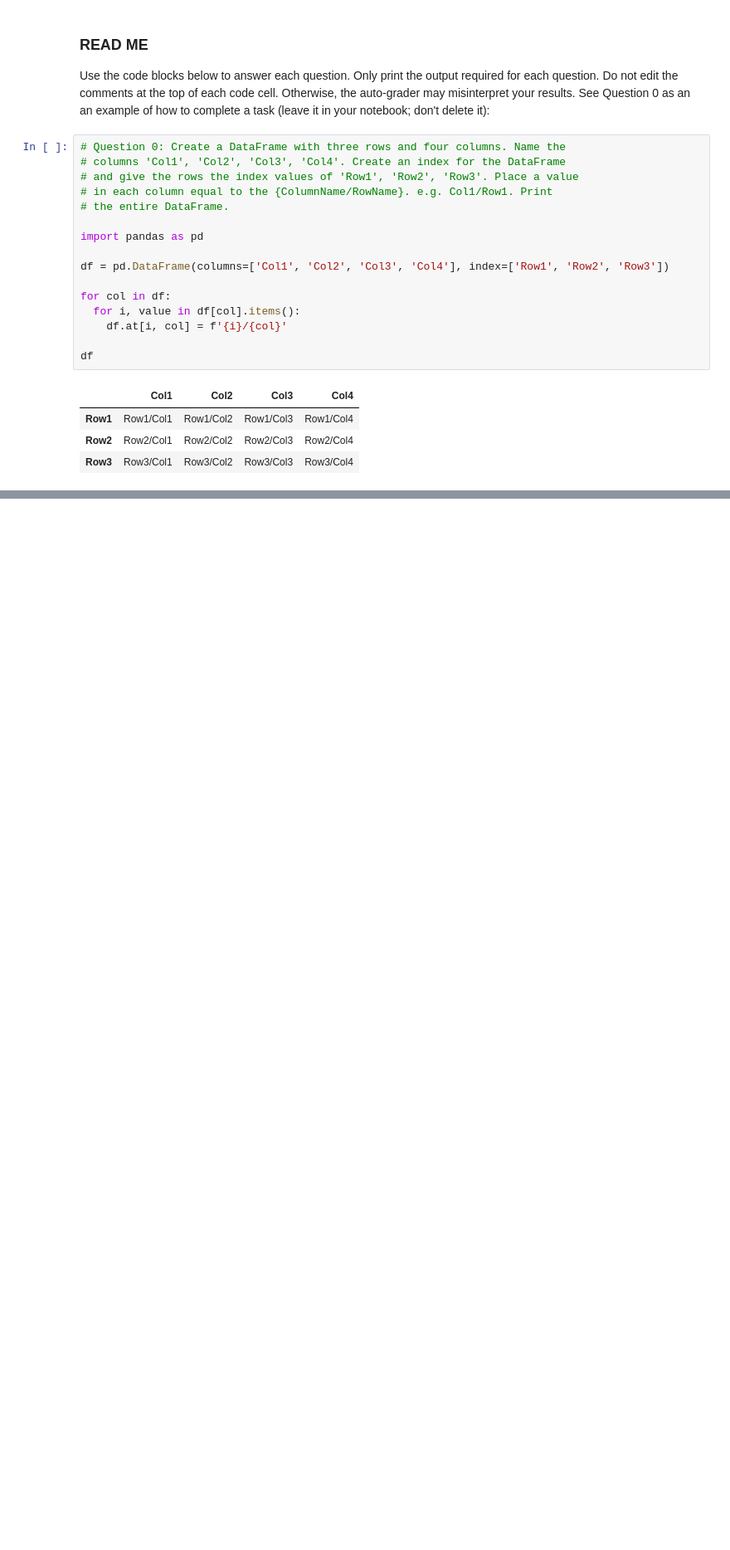
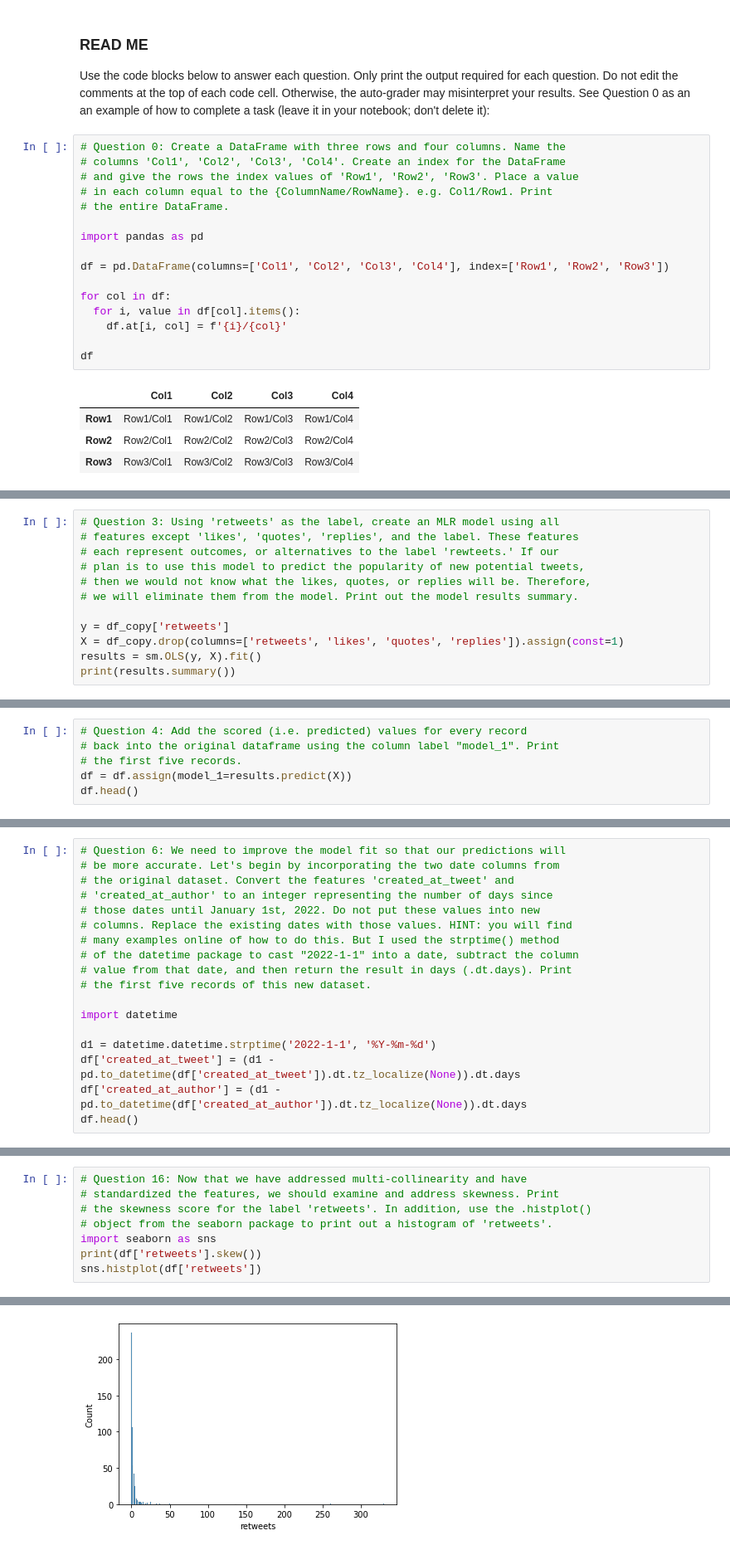
Before and after one commit to idayley/IS455, a Jupyter notebook: 1 Checkpoints/8 MLR/Checkpoint_MLR.ipynb, the cells around one changed output, grey strips where cells are left out. Shown at 83% size. Drawn from its saved outputs; the diff is of its cells as text; blank space fills up the shorter version.

```diff
--- a/1 Checkpoints/8 MLR/Checkpoint_MLR.ipynb
+++ b/1 Checkpoints/8 MLR/Checkpoint_MLR.ipynb
@@ -210,0 +61,12 @@ KeyError: 'created_at_tweet'
+# %%
+# Question 3: Using 'retweets' as the label, create an MLR model using all
+# features except 'likes', 'quotes', 'replies', and the label. These features
+# each represent outcomes, or alternatives to the label 'rewteets.' If our
+# plan is to use this model to predict the popularity of new potential tweets,
+# then we would not know what the likes, quotes, or replies will be. Therefore,
+# we will eliminate them from the model. Print out the model results summary.
+
+y = df_copy['retweets']
+X = df_copy.drop(columns=['retweets', 'likes', 'quotes', 'replies']).assign(const=1)
+results = sm.OLS(y, X).fit()
+print(results.summary())
@@ -210,0 +91,6 @@ KeyError: 'created_at_tweet'
+# %%
+# Question 4: Add the scored (i.e. predicted) values for every record
+# back into the original dataframe using the column label "model_1". Print
+# the first five records.
+df = df.assign(model_1=results.predict(X))
+df.head()
@@ -210,0 +147,18 @@ KeyError: 'created_at_tweet'
+# %%
+# Question 6: We need to improve the model fit so that our predictions will
+# be more accurate. Let's begin by incorporating the two date columns from
+# the original dataset. Convert the features 'created_at_tweet' and
+# 'created_at_author' to an integer representing the number of days since
+# those dates until January 1st, 2022. Do not put these values into new
+# columns. Replace the existing dates with those values. HINT: you will find
+# many examples online of how to do this. But I used the strptime() method
+# of the datetime package to cast "2022-1-1" into a date, subtract the column
+# value from that date, and then return the result in days (.dt.days). Print
+# the first five records of this new dataset.
+
+import datetime
+
+d1 = datetime.datetime.strptime('2022-1-1', '%Y-%m-%d')
+df['created_at_tweet'] = (d1 - pd.to_datetime(df['created_at_tweet']).dt.tz_localize(None)).dt.days
+df['created_at_author'] = (d1 - pd.to_datetime(df['created_at_author']).dt.tz_localize(None)).dt.days
+df.head()
@@ -210,0 +472,9 @@ KeyError: 'created_at_tweet'
+# %%
+# Question 16: Now that we have addressed multi-collinearity and have
+# standardized the features, we should examine and address skewness. Print
+# the skewness score for the label 'retweets'. In addition, use the .histplot()
+# object from the seaborn package to print out a histogram of 'retweets'.
+import seaborn as sns
+print(df['retweets'].skew())
+sns.histplot(df['retweets'])
+# %% [output]
@@ -210,0 +483 @@ KeyError: 'created_at_tweet'
+[figure, added]
```
Also changed, not shown: parts of 37 cells of this notebook.
